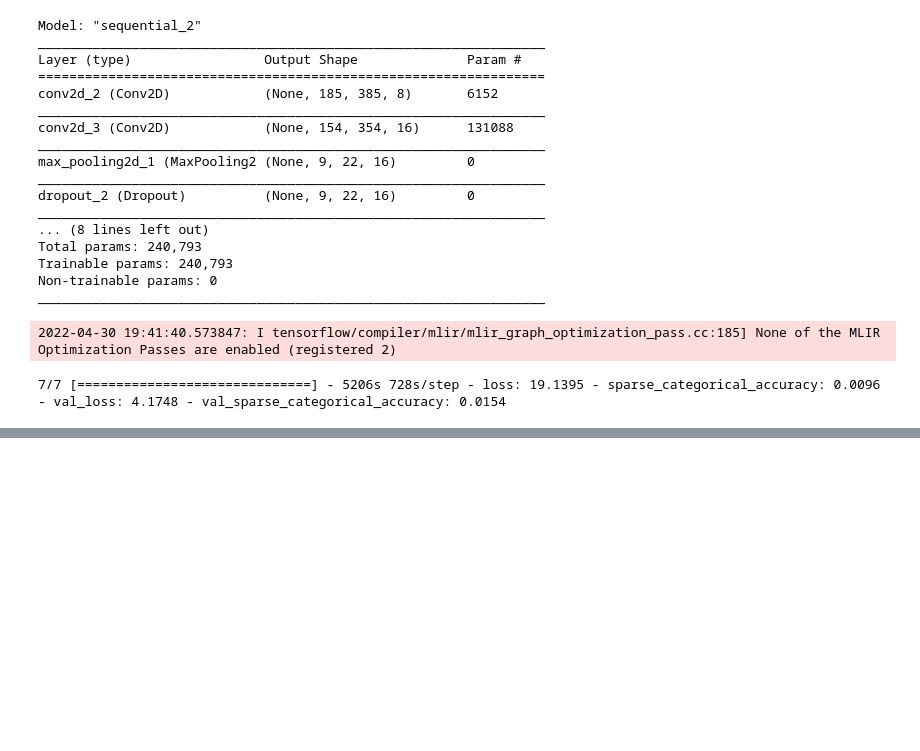
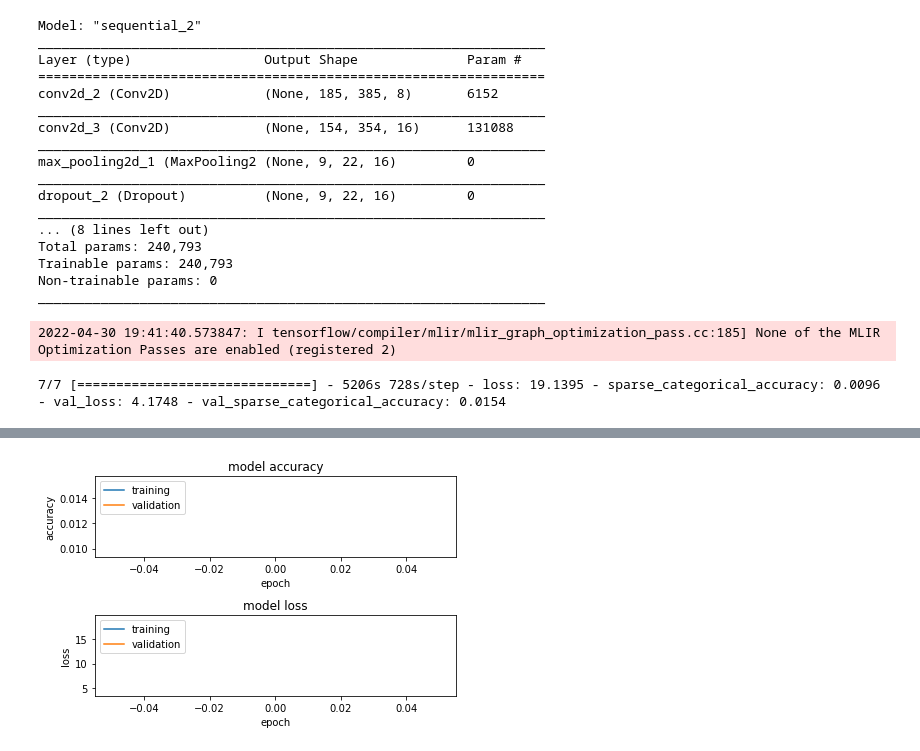
Before and after one commit to aprest10/s22-team10-project, a Jupyter notebook: geoguessr/load_data.ipynb, the cells around one changed output, grey strips where cells are left out. Saved outputs shown, nothing was run; the diff lists cells and outputs as text; code cells hidden in the pictures; blank space fills up the shorter version.

Commit message:
Add files via upload
added model.evaluate and plots

```diff
--- a/geoguessr/load_data.ipynb
+++ b/geoguessr/load_data.ipynb
@@ -144,0 +152,24 @@ INFO:tensorflow:Assets written to: /home/maf3r/nnproject/geoguessr/model.pickle/
+# %%
+plt.figure()
+
+# Summarize history for accuracy
+plt.subplot(211)
+plt.plot(history.history['sparse_categorical_accuracy'])
+plt.plot(history.history['val_sparse_categorical_accuracy'])
+plt.title('model accuracy')
+plt.ylabel('accuracy')
+plt.xlabel('epoch')
+plt.legend(['training','validation'],loc='upper left')
+
+# Summarize history for loss
+plt.subplot(212)
+plt.plot(history.history['loss'])
+plt.plot(history.history['val_loss'])
+plt.title('model loss')
+plt.ylabel('loss')
+plt.xlabel('epoch')
+plt.legend(['training','validation'],loc='upper left')
+plt.tight_layout()
+plt.show()
+# %% [output]
+[figure, added]
```
Also changed, not shown: parts of 5 cells of this notebook.
